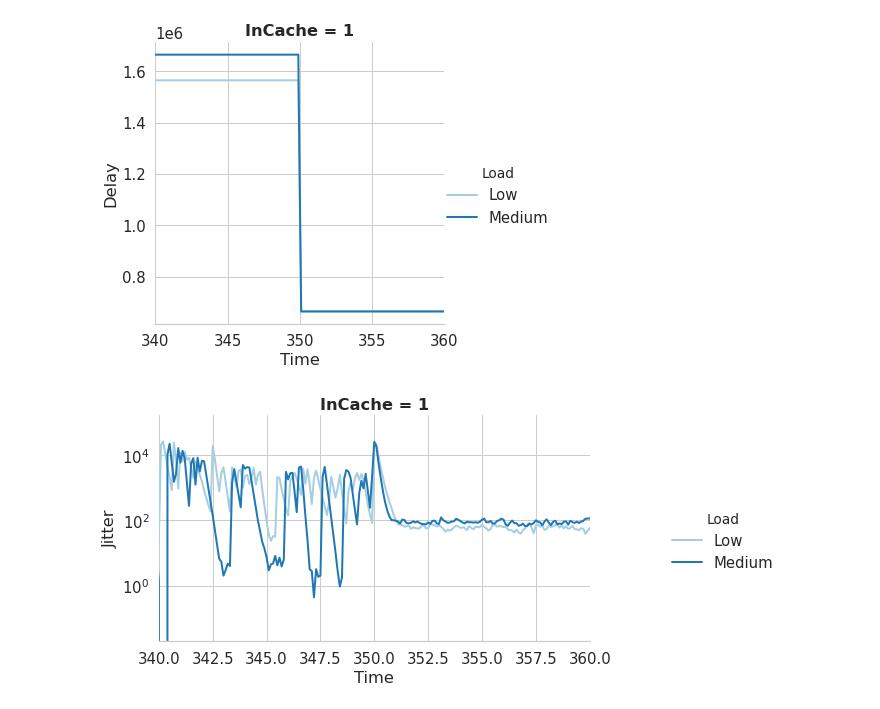
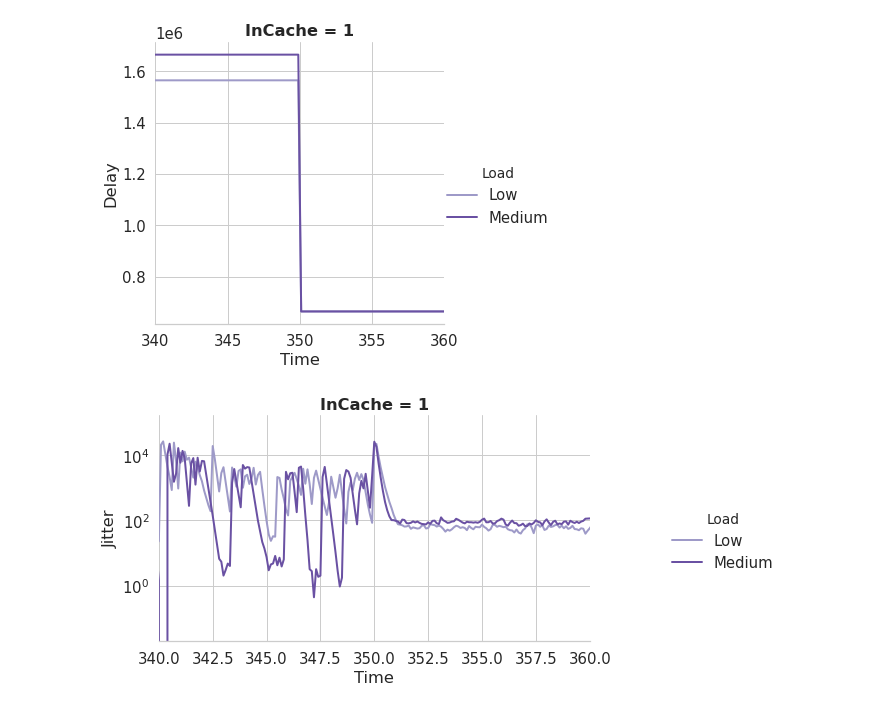
Before and after one commit to pedrobellotti/iperftestes, a Jupyter notebook: Simulacao/NovoArtigo/analisePingNovo.ipynb, the cells around one changed output. Saved outputs shown, nothing was run; the diff lists cells and outputs as text; code cells hidden in the pictures.

```diff
--- a/Simulacao/NovoArtigo/analisePingNovo.ipynb
+++ b/Simulacao/NovoArtigo/analisePingNovo.ipynb
@@ -27,9 +27,8 @@ import statsmodels.api as sm
 # Configurando o tema do gráfico
 myrcs = {"axes.titleweight": "bold", "lines.markersize": 9.0, "lines.linewidth": 2.0, "legend.title_fontsize": 13.75}
 sns.set (style="whitegrid", font_scale=1.35, rc=myrcs)
-sns.set_palette (sns.color_palette (["#b2df8a", "#33a02c", "#cab2d6", "#6a3d9a"]))
-sns.set_palette (sns.color_palette (["#b2df8a", "#33a02c", "#fdbf6f", "#ff7f00"]))
-sns.set_palette (sns.color_palette ("Paired"))
+sns.set_palette (sns.color_palette (["#90addb", "#3e6cb1", "#26354b"]))
+sns.set_palette (sns.color_palette (["#9e9ac8", "#6a51a3", "#3f007d"]))
 
 # Linhas exibidas por padrão nos dataframes
 pd.options.display.min_rows = 20
@@ -67,7 +66,7 @@ def read_df_saidaStruct ():
             df_exp.append(pd.concat (df_sed, keys=seeds))
         df_carga.append (pd.concat (df_exp, keys=experimentos))
     df_read = pd.concat (df_carga, keys=cargas, names=["Load","Experimento","Seed","Cookie"], copy=False)
-    df_read.rename({"50hosts": "Low", "100hosts": "Medium", "150hosts": "High"}, inplace=True)
+    df_read.rename({"50hosts": "Low", "100hosts": "Medium", "150hosts": "High","Time:s":"Time"}, inplace=True)
     return df_read
 
 def read_df_cache ():
@@ -97,7 +96,8 @@ def read_df_ping ():
             df_exp.append(pd.concat (df_sed, keys=seeds))
         df_carga.append (pd.concat (df_exp, keys=experimentos))
     df_read = pd.concat (df_carga, keys=cargas, names=["Load","Experimento","Seed","Cookie"], copy=False)
-    df_read.rename({"50hosts": "Low", "100hosts": "Medium", "150hosts": "High", "Time:s": "Time"}, inplace=True)
+    df_read.rename({"50hosts": "Low", "100hosts": "Medium", "150hosts": "High"}, inplace=True)
+    df_read.rename(columns={'Time:s': 'Time'}, inplace=True)
     return df_read
 
 def read_df_regrasMovidas ():
@@ -126,12 +126,12 @@ df_concatenado.reset_index(inplace = True)
 df_concatenado.query("TimeSec == 350.0",inplace = True)
 df_ping = 0
 df_saidaStruct = 0
-df_concatenado = df_concatenado.groupby(["Load", "InCache", "Time:s"]).mean()
+df_concatenado = df_concatenado.groupby(["Load", "InCache", "Time"]).mean()
 df_concatenado.reset_index(inplace = True)
 #df_concatenado
 # %%
-snsplt = sns.relplot(x="Time:s", y="Delay:ns", hue="Load" , col="InCache", kind="line", legend=True,
-                      data=df_concatenado, ci=confianca, markers=True)
+snsplt = sns.relplot(x="Time", y="Delay:ns", hue="Load" , col="InCache", kind="line", legend=True,
+                      data=df_concatenado, ci=confianca, markers=True, hue_order=["Low", "Medium"])
 #plt.title('50Hosts - Delay')
 snsplt.set_axis_labels("Time", "Delay")
 if (titulos):
@@ -140,25 +140,25 @@ if (titulos):
 snsplt.despine(left=True)
 snsplt.set(xlim=(340, 360))
 if (salvarGraficos):
-    snsplt.savefig("50hostsEm350-delay.pdf")
+    snsplt.savefig("Graficos/50hostsEm350-delay.pdf")
 # %% [output]
-[figure, old version]
+[figure, new version]
 # %%
-snsplt = sns.relplot(x="Time:s", y="Jitter:ns", hue="Load", col="InCache", kind="line", legend=True,
-                      data=df_concatenado, ci=confianca, markers=True)
+snsplt = sns.relplot(x="Time", y="Jitter:ns", hue="Load", col="InCache", kind="line", legend=True,
+                      data=df_concatenado, ci=confianca, markers=True,hue_order=["Low", "Medium"])
 #plt.title('50Hosts- Jitter')
 snsplt.set_axis_labels("Time", "Jitter")
 if (titulos):
     snsplt.fig.suptitle('50 hosts em 350s - Jitter', y=1.05)
 snsplt.fig.set_size_inches(11,4)
 snsplt.despine(left=True)
 snsplt.set(xlim=(340, 360))
 #snsplt.set(ylim=(0, 10000))
 snsplt.set(yscale="log")
 if (salvarGraficos):
-    snsplt.savefig("50hostsEm350-jitter.pdf")
+    snsplt.savefig("Graficos/50hostsEm350-jitter.pdf")
 # %% [output]
-[figure, old version]
+[figure, new version]
 # %%
 df_ping = read_df_ping()
 df_saidaStruct = read_df_saidaStruct()
```
Also changed, not shown: parts of 10 cells of this notebook, 1 other file.
